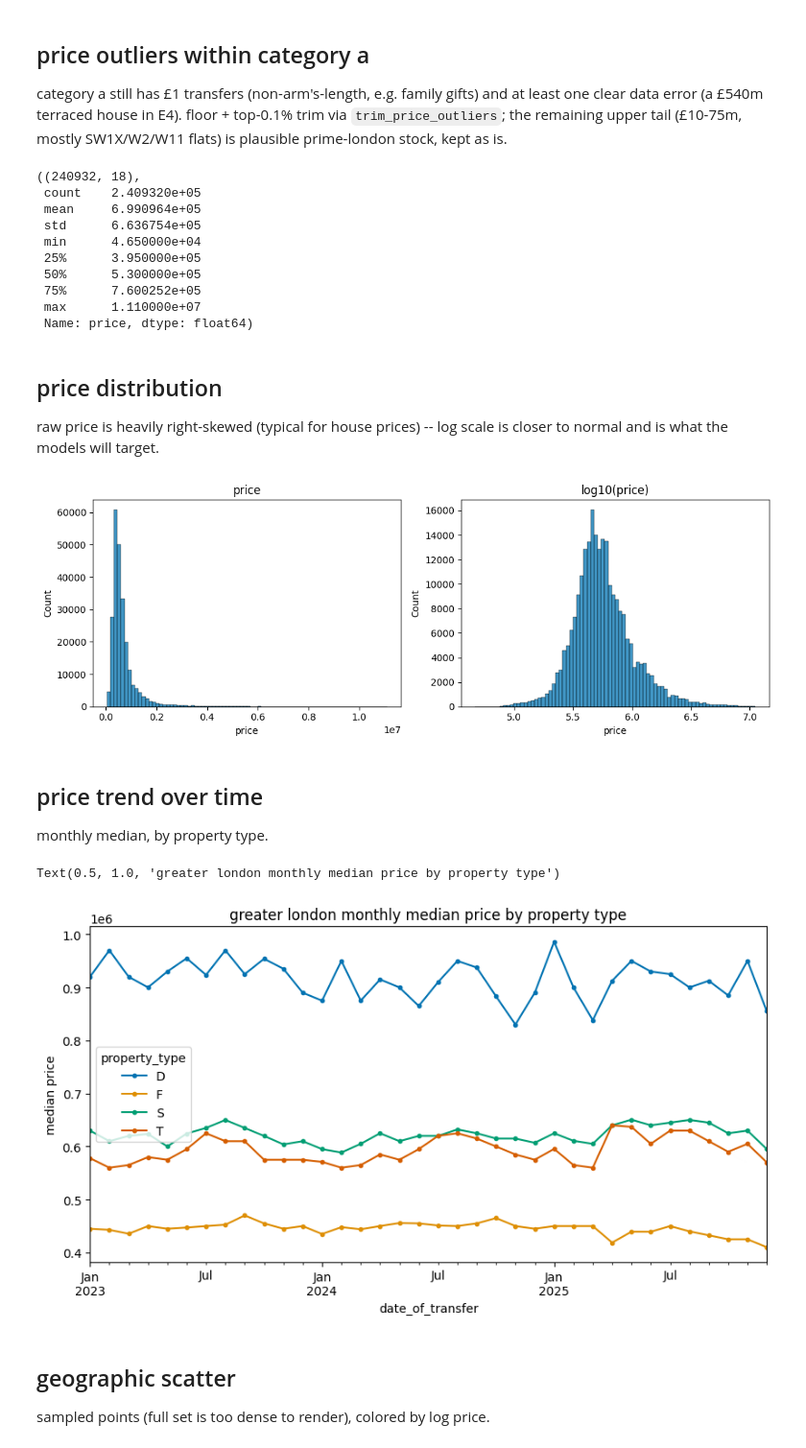
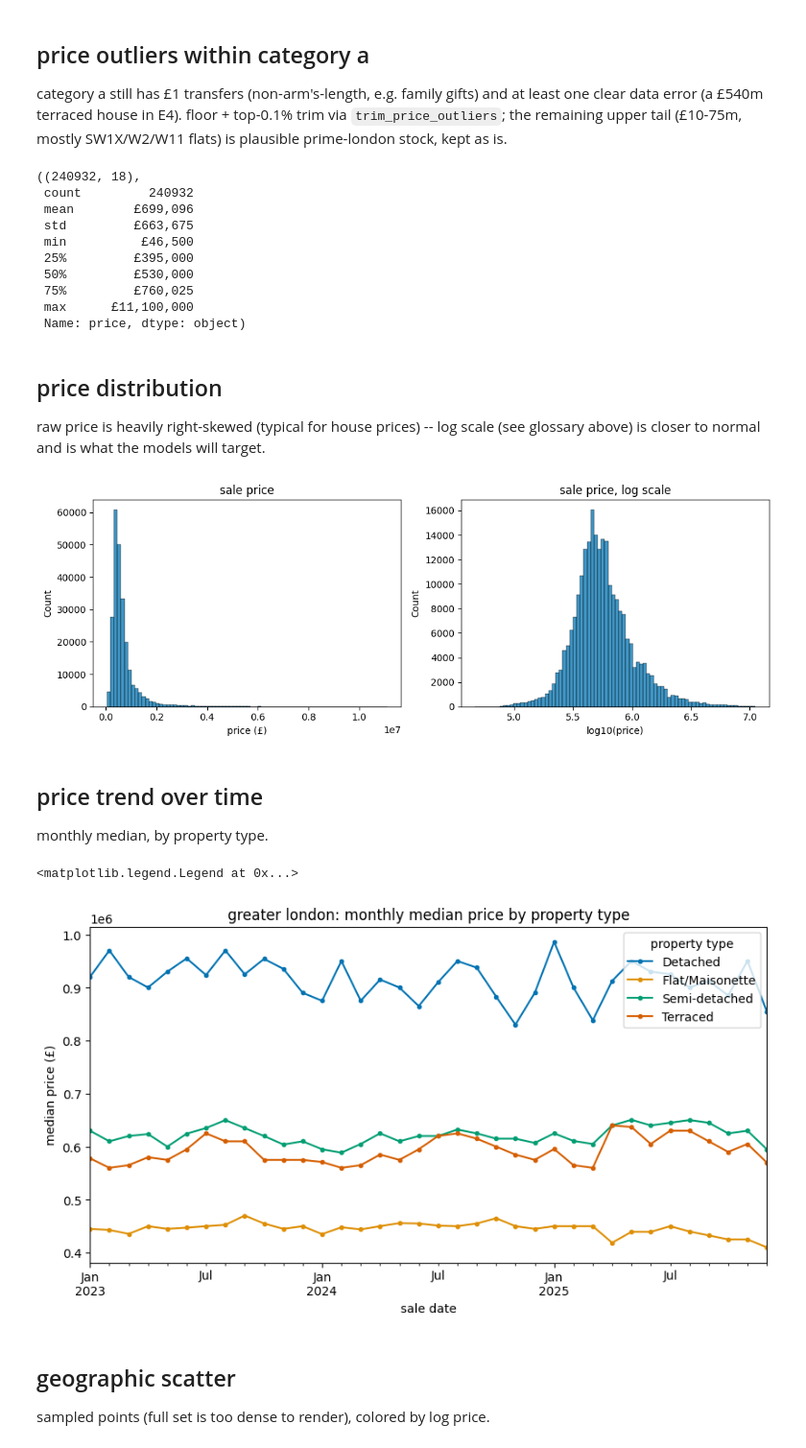
Before and after one commit to camerons-world/house_price_prediction, a Jupyter notebook: notebooks/01_eda.ipynb, the cells around one changed output. Shown at 96% size. Drawn from its saved outputs; the diff is of its cells as text; code cells hidden in the pictures.

```diff
--- a/notebooks/01_eda.ipynb
+++ b/notebooks/01_eda.ipynb
@@ -8,5 +8,20 @@ import plotly.express as px
 from src.data_prep import filter_residential, trim_price_outliers
 
 sns.set_palette('colorblind')
+
+# land registry uses single-letter codes -- map to readable labels for every chart/table below
+PROPERTY_TYPE_LABELS = {'F': 'Flat/Maisonette', 'S': 'Semi-detached', 'T': 'Terraced', 'D': 'Detached', 'O': 'Other'}
+OLD_NEW_LABELS = {'N': 'Existing property', 'Y': 'New build'}
+DURATION_LABELS = {'F': 'Freehold', 'L': 'Leasehold'}
+CATEGORY_LABELS = {'A': 'Standard sale', 'B': 'Other (repossession, right-to-buy, etc.)'}
+
 df = pd.read_csv('../data/processed/london_house_prices.csv', parse_dates=['date_of_transfer'])
 df.shape
+
+def format_price_stats(desc):
+    # describe() mixes a row count with £ stats -- round the £ fields to the
+    # nearest pound (fractions of a penny on a six-figure price aren't meaningful),
+    # keep count as a plain integer
+    fmt = desc.astype(float).map('£{:,.0f}'.format)
+    fmt['count'] = int(desc['count'])
+    return fmt
@@ -69,44 +92,50 @@ df.shape, df['price'].describe()
 category a still has £1 transfers (non-arm's-length, e.g. family gifts) and at least one clear data error (a £540m terraced house in E4). floor + top-0.1% trim via `trim_price_outliers`; the remaining upper tail (£10-75m, mostly SW1X/W2/W11 flats) is plausible prime-london stock, kept as is.
 # %%
 df = trim_price_outliers(df)
-df.shape, df['price'].describe()
+df.shape, format_price_stats(df['price'].describe())
 # %% [output]
 ((240932, 18),
- count    2.409320e+05
- mean     6.990964e+05
- std      6.636754e+05
- min      4.650000e+04
- 25%      3.950000e+05
- 50%      5.300000e+05
- 75%      7.600252e+05
- max      1.110000e+07
- Name: price, dtype: float64)
+ count         240932
+ mean        £699,096
+ std         £663,675
+ min          £46,500
+ 25%         £395,000
+ 50%         £530,000
+ 75%         £760,025
+ max      £11,100,000
+ Name: price, dtype: object)
 # %% [markdown]
 ## price distribution
 
-raw price is heavily right-skewed (typical for house prices) -- log scale is closer to normal and is what the models will target.
+raw price is heavily right-skewed (typical for house prices) -- log scale (see glossary above) is closer to normal and is what the models will target.
 # %%
 fig, axes = plt.subplots(1, 2, figsize=(11, 4))
 sns.histplot(df['price'], bins=80, ax=axes[0])
-axes[0].set_title('price')
+axes[0].set_title('sale price')
+axes[0].set_xlabel('price (£)')
 sns.histplot(df['price'].apply('log10'), bins=80, ax=axes[1])
-axes[1].set_title('log10(price)')
+axes[1].set_title('sale price, log scale')
+axes[1].set_xlabel('log10(price)')
 plt.tight_layout()
 # %% [output]
-[figure, old version]
+[figure, new version]
 # %% [markdown]
 ## price trend over time
 
 monthly median, by property type.
 # %%
-monthly = df.groupby([df['date_of_transfer'].dt.to_period('M'), 'property_type'])['price'].median().unstack()
+monthly = df.assign(property_type=df['property_type'].map(PROPERTY_TYPE_LABELS)).groupby(
+    [df['date_of_transfer'].dt.to_period('M'), 'property_type']
+)['price'].median().unstack()
 monthly.index = monthly.index.to_timestamp()
 monthly.plot(figsize=(10, 5), marker='o', markersize=3)
-plt.ylabel('median price')
-plt.title('greater london monthly median price by property type')
+plt.ylabel('median price (£)')
+plt.xlabel('sale date')
+plt.title('greater london: monthly median price by property type')
+plt.legend(title='property type')
 # %% [output]
-Text(0.5, 1.0, 'greater london monthly median price by property type')
+<matplotlib.legend.Legend at 0x...>
-[figure, old version]
+[figure, new version]
 # %% [markdown]
 ## geographic scatter
 
```
Also changed, not shown: parts of 70 cells of this notebook.
